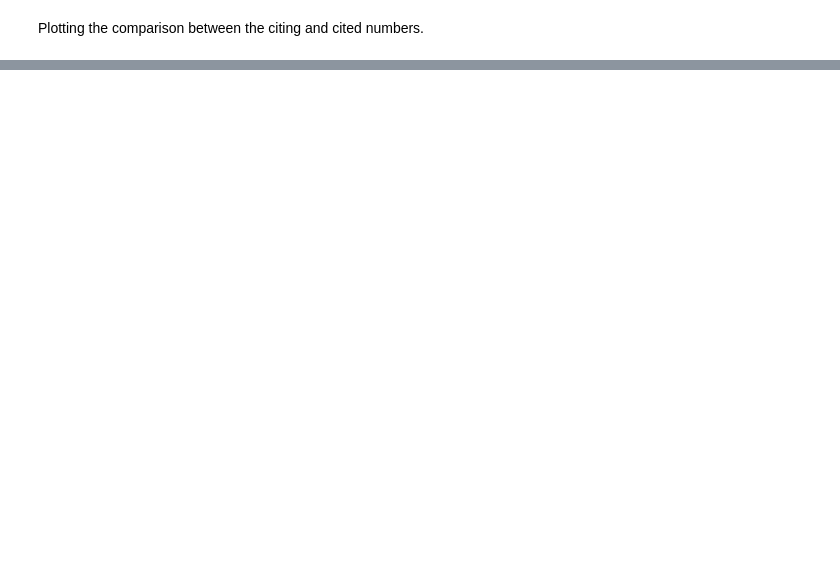
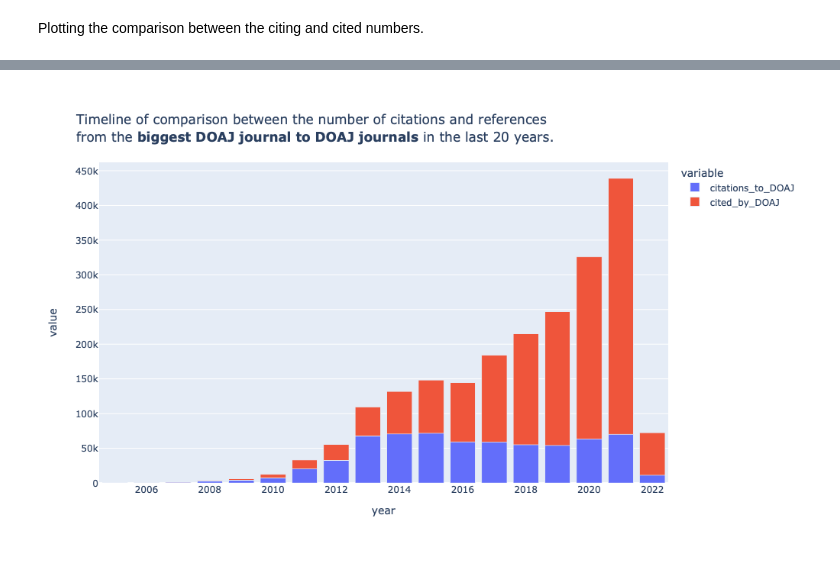
Before and after one commit to chiarasharp/2021-2022-don-t-lock-up-code, a Jupyter notebook: src/plots/plot_chiara.ipynb, the cells around one changed output, grey strips where cells are left out. Drawn from its saved outputs; the diff is of its cells as text; code cells hidden in the pictures; blank space fills up the shorter version.

```diff
--- a/src/plots/plot_chiara.ipynb
+++ b/src/plots/plot_chiara.ipynb
@@ -34,0 +48,7 @@ comp_years_fig_journal.show()
+# %%
+comp_years_jrnl_pcent_fig = px.bar(final_df_journal_1[-20:-2], x='year', y=['citations_to_DOAJ','cited_by_DOAJ'],
+             title='Timeline of comparison between the number of citations and references <br> from the <b>biggest DOAJ journal to DOAJ journals</b> in the last 20 years.',
+             height=600)
+comp_years_jrnl_pcent_fig.show()
+# %% [output]
+[figure, added]
```
Also changed, not shown: parts of 15 cells of this notebook.
